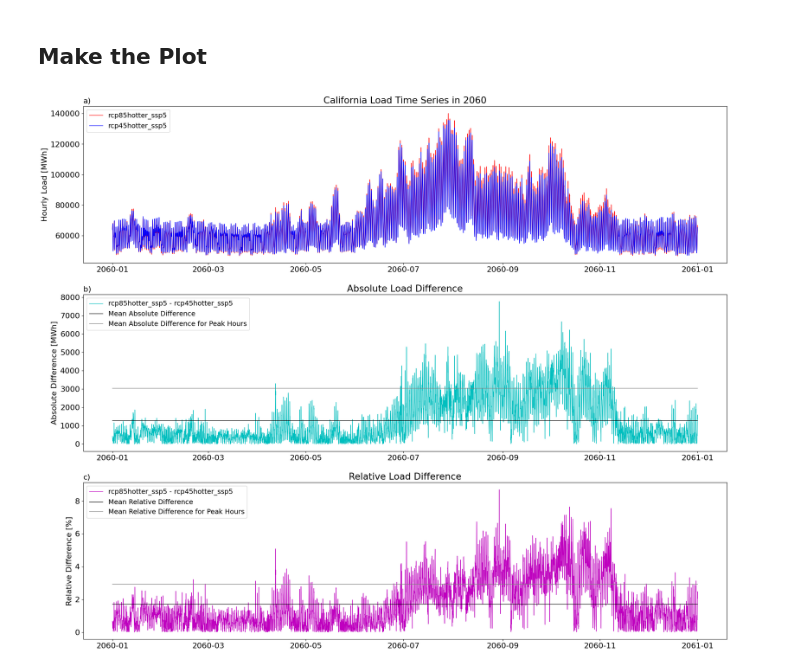
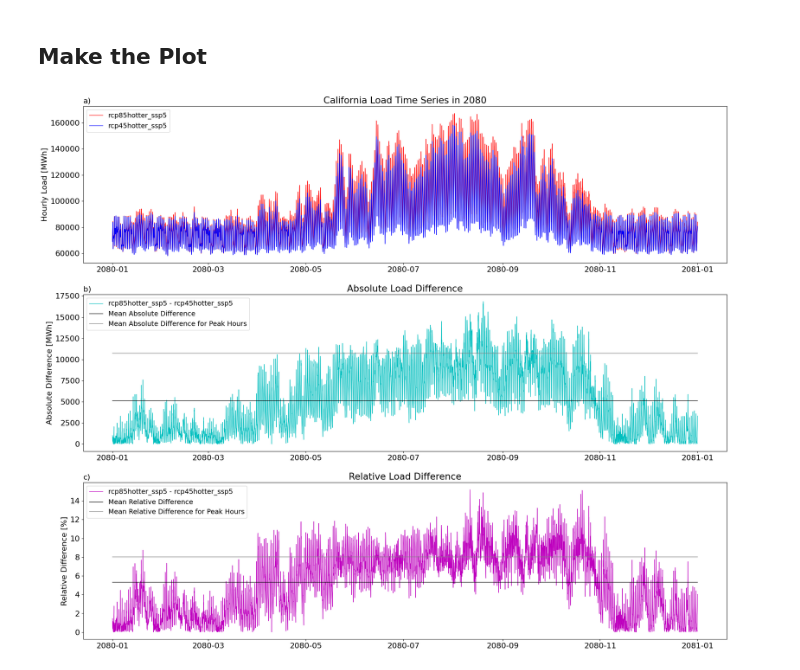
Before and after one commit to IMMM-SFA/burleyson-etal_2024_applied_energy, a Jupyter notebook: notebooks/difference_calculation.ipynb, the cells around one changed output. Cells and saved outputs as stored; diff of their text form; code cells hidden in the pictures.

```diff
--- a/notebooks/difference_calculation.ipynb
+++ b/notebooks/difference_calculation.ipynb
@@ -16,7 +16,7 @@ image_output_dir =  '/Users/burl878/Documents/Code/code_repos/burleyson-etal_202
 ## Process the Data
 # %%
 # Read in the state-level time series for 'rcp85hotter_ssp5':
-df_one = pd.read_csv(data_input_dir + 'rcp85hotter_ssp5/2060/TELL_State_Hourly_Load_Data_2060_Scaled_2060.csv')
+df_one = pd.read_csv(data_input_dir + 'rcp85hotter_ssp5/2080/TELL_State_Hourly_Load_Data_2080_Scaled_2080.csv')
 
 # Rename a few columns for simplicity:
 df_one.rename(columns={'Scaled_TELL_State_Load_MWh': 'Load_One_MWh'}, inplace=True)
@@ -25,7 +25,7 @@ df_one.rename(columns={'Scaled_TELL_State_Load_MWh': 'Load_One_MWh'}, inplace=Tr
 df_one = df_one[['State_Name', 'Time_UTC', 'Load_One_MWh']].copy()
 
 # Read in the state-level time series for 'rcp45hotter_ssp5':
-df_two = pd.read_csv(data_input_dir + 'rcp45hotter_ssp5/2060/TELL_State_Hourly_Load_Data_2060_Scaled_2060.csv')
+df_two = pd.read_csv(data_input_dir + 'rcp45hotter_ssp5/2080/TELL_State_Hourly_Load_Data_2080_Scaled_2080.csv')
 
 # Rename a few columns for simplicity:
 df_two.rename(columns={'Scaled_TELL_State_Load_MWh': 'Load_Two_MWh'}, inplace=True)
@@ -66,32 +66,32 @@ plt.subplot(311)
 plt.plot(merged_df['Time_UTC'], merged_df['Load_One_MWh'], color='r', linestyle='-', label='rcp85hotter_ssp5', linewidth=1)
 plt.plot(merged_df['Time_UTC'], merged_df['Load_Two_MWh'], color='b', linestyle='-', label='rcp45hotter_ssp5', linewidth=1)
 plt.legend(loc='upper left', prop={'size': 14})
 plt.xlabel('')
 plt.ylabel('Hourly Load [MWh]')
-plt.title('California Load Time Series in 2060')
+plt.title('California Load Time Series in 2080')
 plt.title('a)', loc='left', fontsize=16)
 
 plt.subplot(312)
 plt.plot(merged_df['Time_UTC'], merged_df['Absolute_Difference_MWh'], color='c', linestyle='-', label='rcp85hotter_ssp5 - rcp45hotter_ssp5', linewidth=1)
 plt.plot(merged_df['Time_UTC'], merged_df['Mean_Abs_Diff_MWh'], color='k', linestyle='-', label='Mean Absolute Difference', linewidth=1)
 plt.plot(merged_df['Time_UTC'], merged_df['Peak_Abs_Diff_MWh'], color='gray', linestyle='-', label='Mean Absolute Difference for Peak Hours', linewidth=1)
 plt.legend(loc='upper left', prop={'size': 14})
 plt.xlabel('')
 plt.ylabel('Absolute Difference [MWh]')
 plt.title('Absolute Load Difference')
 plt.title('b)', loc='left', fontsize=16)
 
 plt.subplot(313)
 plt.plot(merged_df['Time_UTC'], merged_df['Relative_Difference_%'], color='m', linestyle='-', label='rcp85hotter_ssp5 - rcp45hotter_ssp5', linewidth=1)
 plt.plot(merged_df['Time_UTC'], merged_df['Mean_Rel_Diff_%'], color='k', linestyle='-', label='Mean Relative Difference', linewidth=1)
 plt.plot(merged_df['Time_UTC'], merged_df['Peak_Rel_Diff_%'], color='gray', linestyle='-', label='Mean Relative Difference for Peak Hours', linewidth=1)
 plt.legend(loc='upper left', prop={'size': 14})
 plt.xlabel('')
 plt.ylabel('Relative Difference [%]')
 plt.title('Relative Load Difference')
 plt.title('c)', loc='left', fontsize=16)
 
 filename = ('Calculations.png')
 plt.savefig(os.path.join(image_output_dir, filename), dpi=300, bbox_inches='tight', facecolor='white')
 # %% [output]
-[figure, old version]
+[figure, new version]
```
Also changed, not shown: 1 other file.
